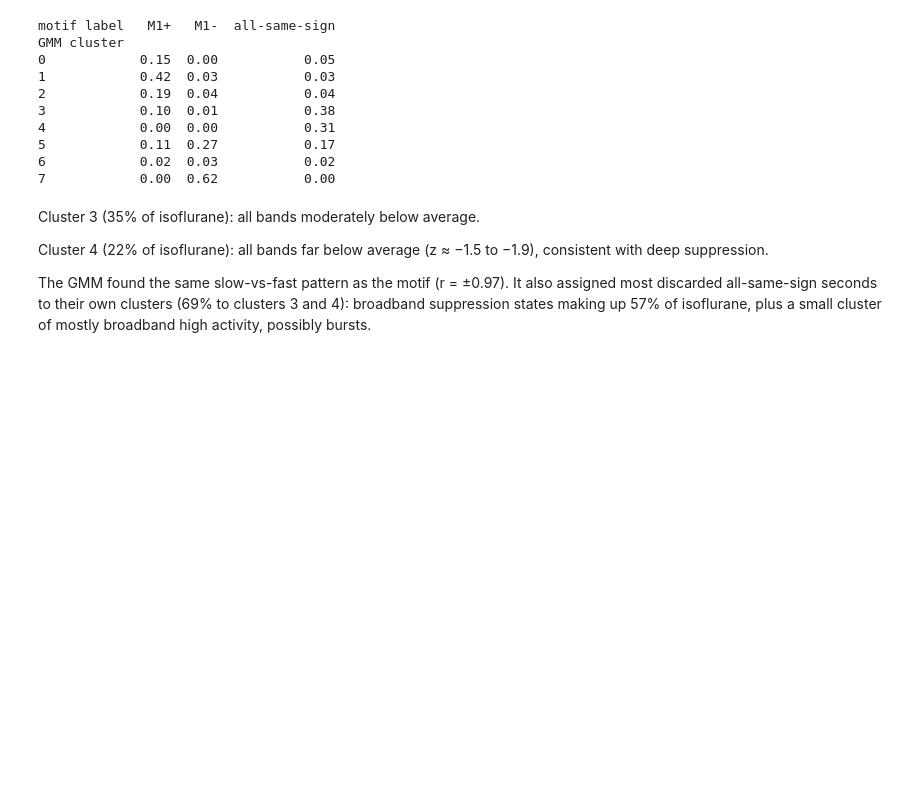
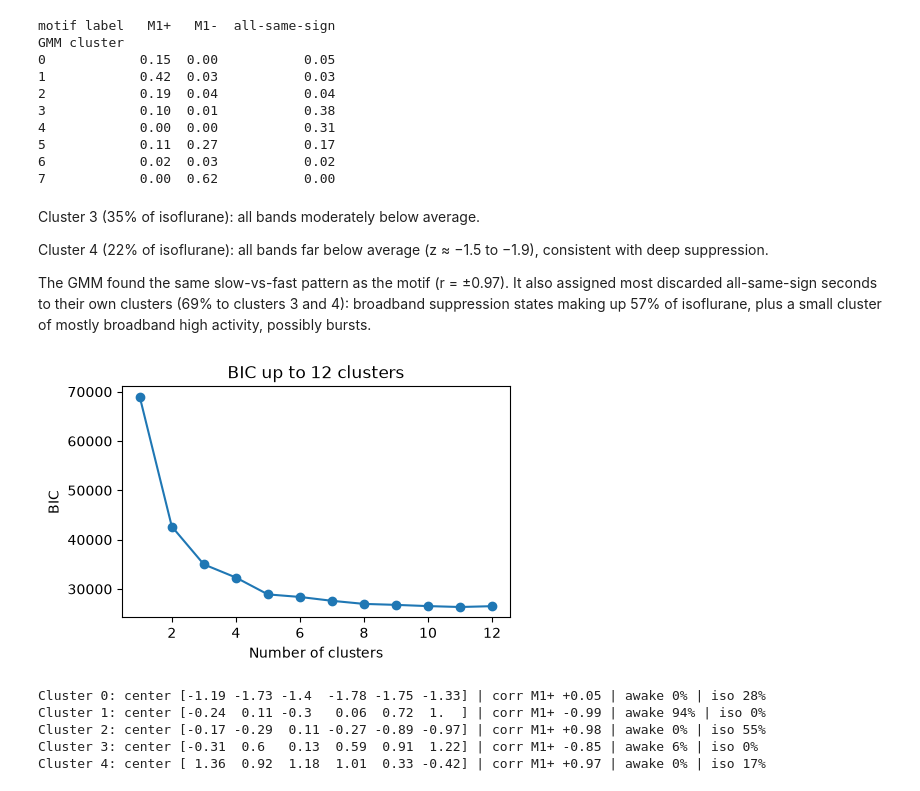
Before and after one commit to saasberkeley/dc-allen, a Jupyter notebook: code/python/notebooks/709401_awake_iso_jahan.ipynb, the cells around one changed output. Saved outputs shown, nothing was run; the diff lists cells and outputs as text; code cells hidden in the pictures; blank space fills up the shorter version.

```diff
--- a/code/python/notebooks/709401_awake_iso_jahan.ipynb
+++ b/code/python/notebooks/709401_awake_iso_jahan.ipynb
@@ -635,3 +643,25 @@ Cluster 3 (35% of isoflurane): all bands moderately below average.
 Cluster 4 (22% of isoflurane): all bands far below average (z ≈ −1.5 to −1.9), consistent with deep suppression.
 
 The GMM found the same slow-vs-fast pattern as the motif (r = ±0.97). It also assigned most discarded all-same-sign seconds to their own clusters (69% to clusters 3 and 4): broadband suppression states making up 57% of isoflurane, plus a small cluster of mostly broadband high activity, possibly bursts.
+# %%
+# Wider search: does BIC ever reach a true minimum?
+ks = range(1, 13)
+bics = [GaussianMixture(k, covariance_type="full", n_init=5, random_state=0).fit(X).bic(X) for k in ks]
+plt.figure(figsize=(5, 3)); plt.plot(ks, bics, "-o")
+plt.xlabel("Number of clusters"); plt.ylabel("BIC"); plt.title("BIC up to 12 clusters"); plt.show()
+
+# Fixed K = 5
+gmm5 = GaussianMixture(5, covariance_type="full", n_init=5, random_state=0).fit(X)
+lab5 = gmm5.predict(X)
+for c in range(5):
+    corr = np.corrcoef(gmm5.means_[c], lfp_m1)[0, 1]
+    occ = {s: np.mean(lab5[state_of == s] == c) for s in ["awake", "isoflurane"]}
+    print(f"Cluster {c}: center {np.round(gmm5.means_[c], 2)} | corr M1+ {corr:+.2f} | "
+          f"awake {occ['awake']:.0%} | iso {occ['isoflurane']:.0%}")
+# %% [output]
+[figure, added]
+Cluster 0: center [-1.19 -1.73 -1.4  -1.78 -1.75 -1.33] | corr M1+ +0.05 | awake 0% | iso 28%
+Cluster 1: center [-0.24  0.11 -0.3   0.06  0.72  1.  ] | corr M1+ -0.99 | awake 94% | iso 0%
+Cluster 2: center [-0.17 -0.29  0.11 -0.27 -0.89 -0.97] | corr M1+ +0.98 | awake 0% | iso 55%
+Cluster 3: center [-0.31  0.6   0.13  0.59  0.91  1.22] | corr M1+ -0.85 | awake 6% | iso 0%
+Cluster 4: center [ 1.36  0.92  1.18  1.01  0.33 -0.42] | corr M1+ +0.97 | awake 0% | iso 17%
```
Also changed, not shown: parts of 8 cells of this notebook, 30 other files.
